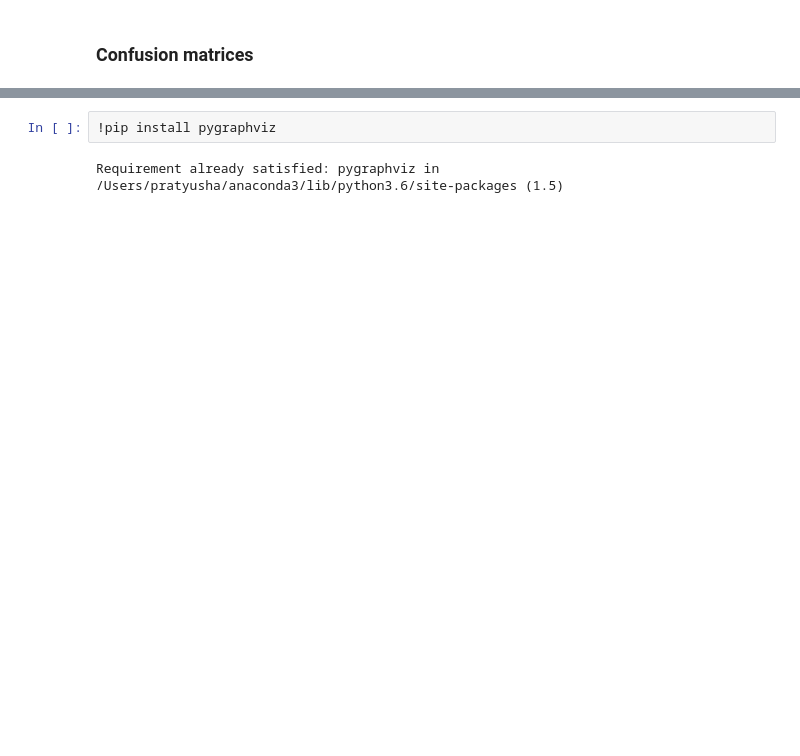
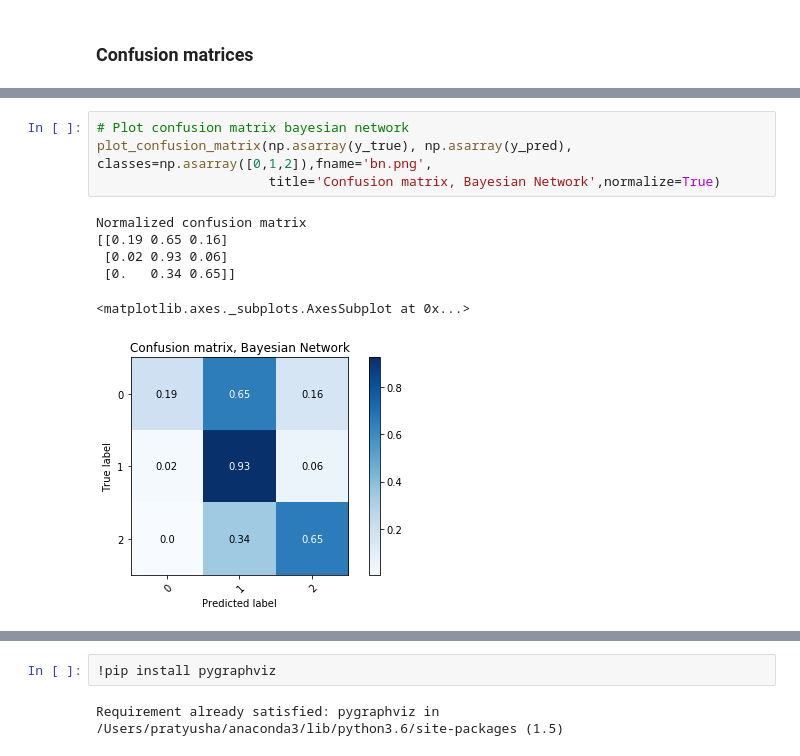
Before and after one commit to pratyushaj/abusive-language-online, a Jupyter notebook: utility/feature_extractor_with_baseline_models.ipynb, the cells around one changed output, grey strips where cells are left out. Drawn from its saved outputs; the diff is of its cells as text; blank space fills up the shorter version.

```diff
--- a/utility/feature_extractor_with_baseline_models.ipynb
+++ b/utility/feature_extractor_with_baseline_models.ipynb
@@ -935 +935,12 @@ Normalized confusion matrix
+# %%
+# Plot confusion matrix bayesian network
+plot_confusion_matrix(np.asarray(y_true), np.asarray(y_pred), classes=np.asarray([0,1,2]),fname='bn.png',
+                      title='Confusion matrix, Bayesian Network',normalize=True)
+# %% [output]
+Normalized confusion matrix
+[[0.19 0.65 0.16]
+ [0.02 0.93 0.06]
+ [0.   0.34 0.65]]
+<matplotlib.axes._subplots.AxesSubplot at 0x...>
+[figure, added]
 # %%
```
Also changed, not shown: parts of 19 cells of this notebook.
